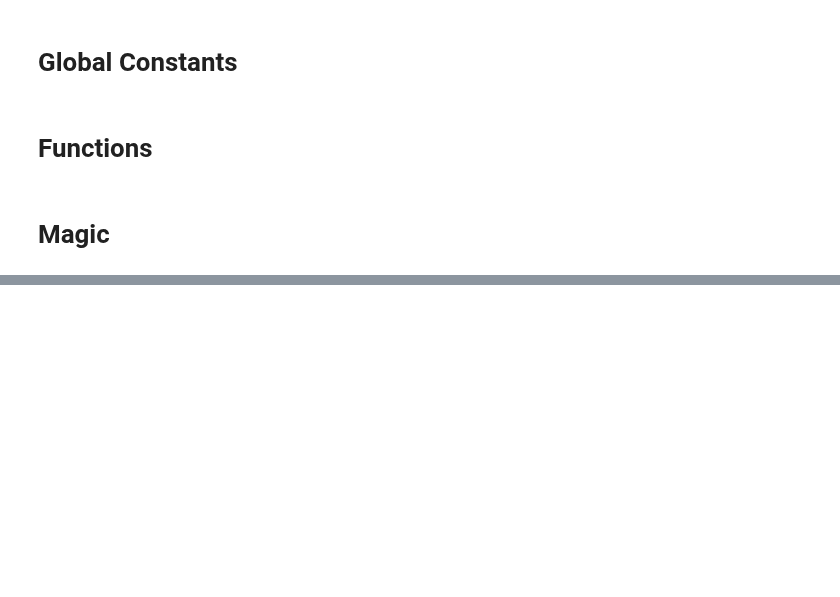
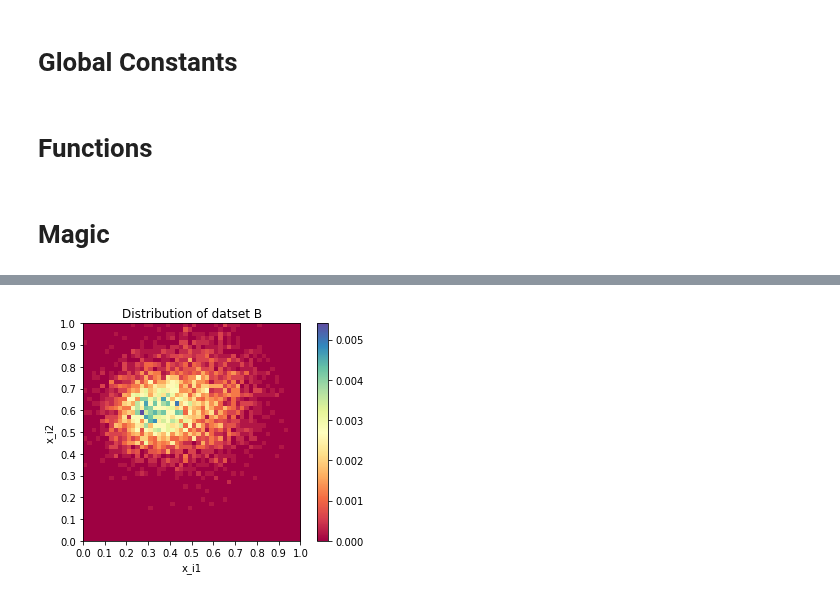
Before and after one commit to ericbill21/siemens, a Jupyter notebook: Siemens_Approach.ipynb, the cells around one changed output, grey strips where cells are left out. Drawn from its saved outputs; the diff is of its cells as text; code cells hidden in the pictures; blank space fills up the shorter version.

Commit message:
added optional percentage adaption to makeDistributionMap('B', 100, -1)

```diff
--- a/Siemens_Approach.ipynb
+++ b/Siemens_Approach.ipynb
@@ -884,8 +903,14 @@ def makeDistributionMap(dataSet=CURRENT_SET, accuracy=10, colorbarLim=1):
   fig, ax = plt.subplots()
   ax.set_title(f'Distribution of datset {dataSet_char}')
 
+
+  if colorbarLim == -1:
+    colorbarLim = np.max(distribution_map)
+
   plt.imshow(distribution_map, origin='lower', cmap='Spectral', vmin=0,
              vmax=colorbarLim, extent=[0, 1, 0, 1])
+
+
   plt.colorbar()
   ax.set_xlabel('x_i1')
   ax.set_ylabel('x_i2')
@@ -2572,6 +2600,10 @@ initialWeights = model_0.get_weights()
 history = model_0.fit(training_points, training_labels, batch_size=912, epochs=50,
                     shuffle=True, validation_data=(valSet_points, valSet_labels))
 clear_output()
+# %%
+x = makeDistributionMap('B', 50, -1)
+# %% [output]
+[figure, added]
 # %%
 res = pointsPerSquare('C', 20000)
 # %%
```
Also changed, not shown: parts of 2 cells of this notebook.
